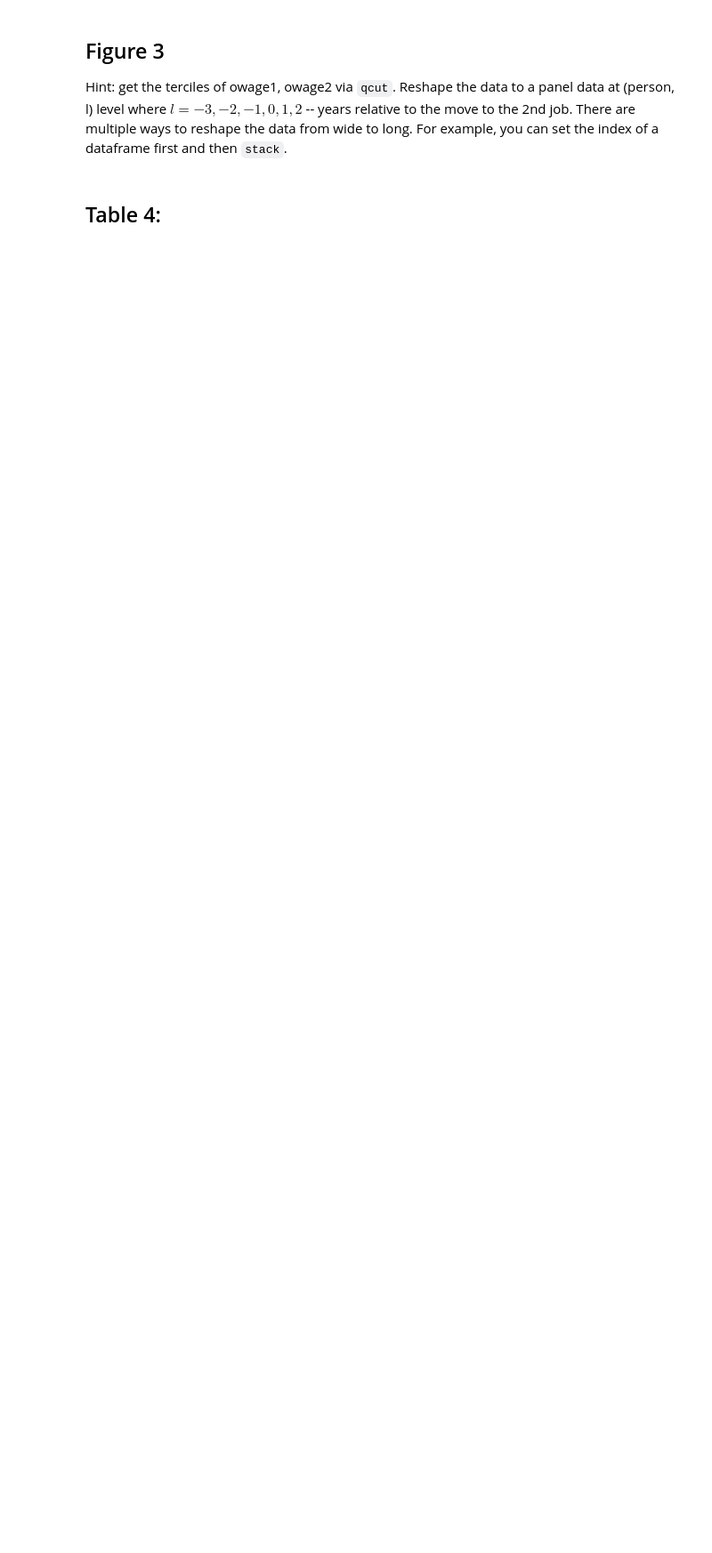
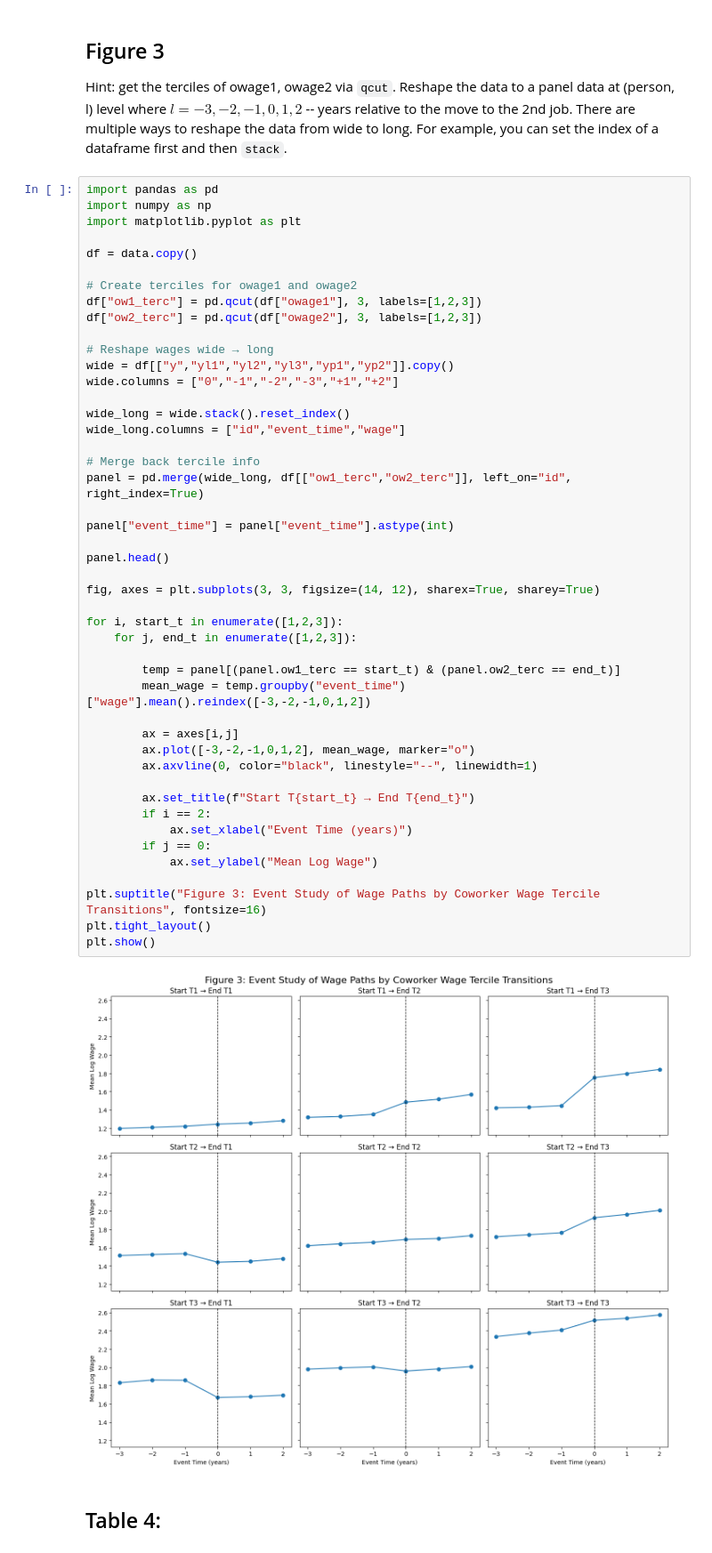
Before and after one commit to adelatorre2/econ695_group5_final, a Jupyter notebook: code/project_code.ipynb, the cells around one changed output. Shown at 89% size. Cells and saved outputs as stored; diff of their text form; blank space fills up the shorter version.

```diff
--- a/code/project_code.ipynb
+++ b/code/project_code.ipynb
@@ -355,5 +491,53 @@ Then, fit separate models for men and women that include a constant, education,
 ## Figure 3
 Hint: get the terciles of owage1, owage2 via `qcut`.
 Reshape the data to a panel data at (person, l) level where $l=-3,-2,-1,0,1,2$ -- years relative to the move to the 2nd job. There are multiple ways to reshape the data from wide to long. For example, you can set the index of a dataframe first and then `stack`.
+# %%
+import pandas as pd
+import numpy as np
+import matplotlib.pyplot as plt
+
+df = data.copy()
+
+# Create terciles for owage1 and owage2
+df["ow1_terc"] = pd.qcut(df["owage1"], 3, labels=[1,2,3])
+df["ow2_terc"] = pd.qcut(df["owage2"], 3, labels=[1,2,3])
+
+# Reshape wages wide → long
+wide = df[["y","yl1","yl2","yl3","yp1","yp2"]].copy()
+wide.columns = ["0","-1","-2","-3","+1","+2"]
+
+wide_long = wide.stack().reset_index()
+wide_long.columns = ["id","event_time","wage"]
+
+# Merge back tercile info
+panel = pd.merge(wide_long, df[["ow1_terc","ow2_terc"]], left_on="id", right_index=True)
+
+panel["event_time"] = panel["event_time"].astype(int)
+
+panel.head()
+
+fig, axes = plt.subplots(3, 3, figsize=(14, 12), sharex=True, sharey=True)
+
+for i, start_t in enumerate([1,2,3]):
+    for j, end_t in enumerate([1,2,3]):
+
+        temp = panel[(panel.ow1_terc == start_t) & (panel.ow2_terc == end_t)]
+        mean_wage = temp.groupby("event_time")["wage"].mean().reindex([-3,-2,-1,0,1,2])
+
+        ax = axes[i,j]
+        ax.plot([-3,-2,-1,0,1,2], mean_wage, marker="o")
+        ax.axvline(0, color="black", linestyle="--", linewidth=1)
+
+        ax.set_title(f"Start T{start_t} → End T{end_t}")
+        if i == 2:
+            ax.set_xlabel("Event Time (years)")
+        if j == 0:
+            ax.set_ylabel("Mean Log Wage")
+
+plt.suptitle("Figure 3: Event Study of Wage Paths by Coworker Wage Tercile Transitions", fontsize=16)
+plt.tight_layout()
+plt.show()
+# %% [output]
+[figure, added]
 # %% [markdown]
 ## Table 4:
```
Also changed, not shown: parts of 4 cells of this notebook, 1 other file.
